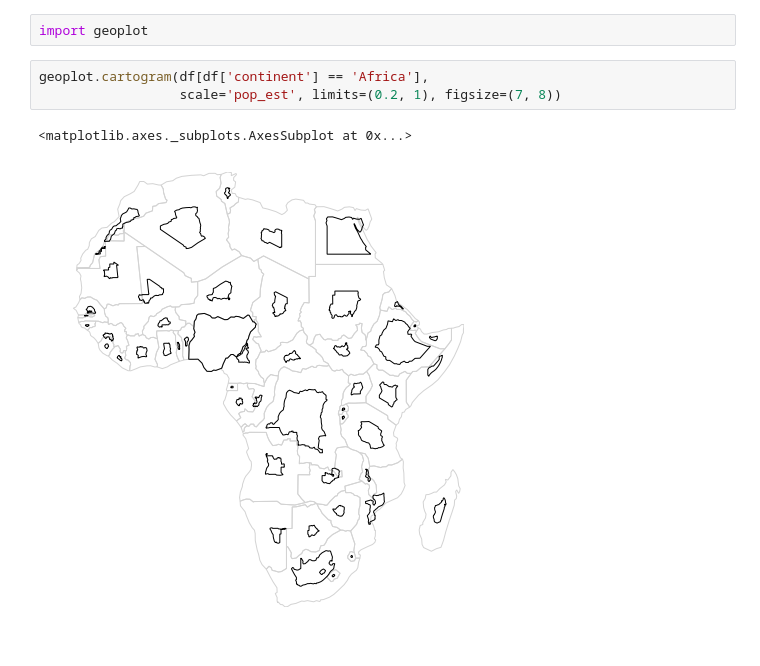
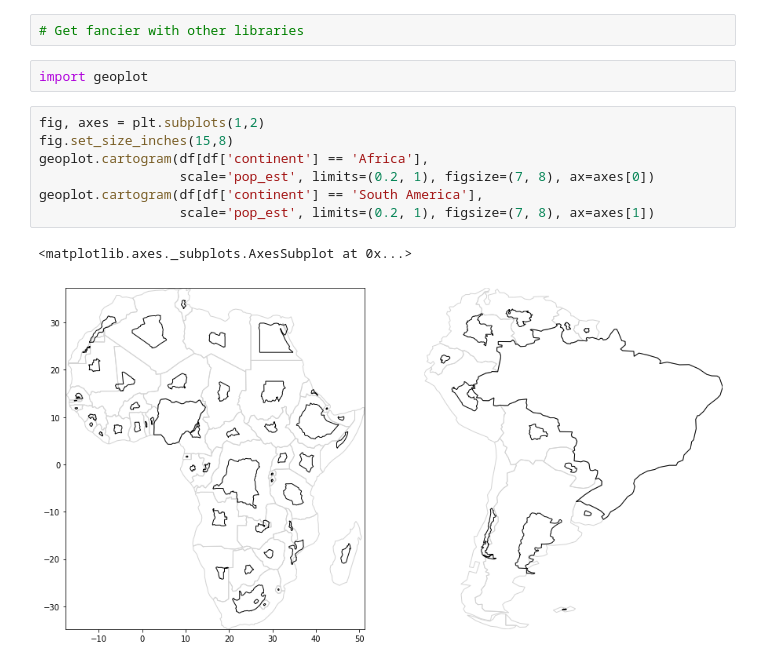
Before and after one commit to maptime/boulder, a Jupyter notebook: geopandas/01 - GeoPandas Introduction.ipynb, the cells around one changed output. Saved outputs shown, nothing was run; the diff lists cells and outputs as text.

```diff
--- a/geopandas/01 - GeoPandas Introduction.ipynb
+++ b/geopandas/01 - GeoPandas Introduction.ipynb
@@ -59,8 +82,14 @@ df.plot()
+# %%
+# Get fancier with other libraries
 # %%
 import geoplot
 # %%
+fig, axes = plt.subplots(1,2)
+fig.set_size_inches(15,8)
 geoplot.cartogram(df[df['continent'] == 'Africa'],
-                  scale='pop_est', limits=(0.2, 1), figsize=(7, 8))
+                  scale='pop_est', limits=(0.2, 1), figsize=(7, 8), ax=axes[0])
+geoplot.cartogram(df[df['continent'] == 'South America'],
+                  scale='pop_est', limits=(0.2, 1), figsize=(7, 8), ax=axes[1])
 # %% [output]
 <matplotlib.axes._subplots.AxesSubplot at 0x...>
-[figure, old version]
+[figure, new version]
```
Also changed, not shown: parts of 38 cells of this notebook, 4 other files.
